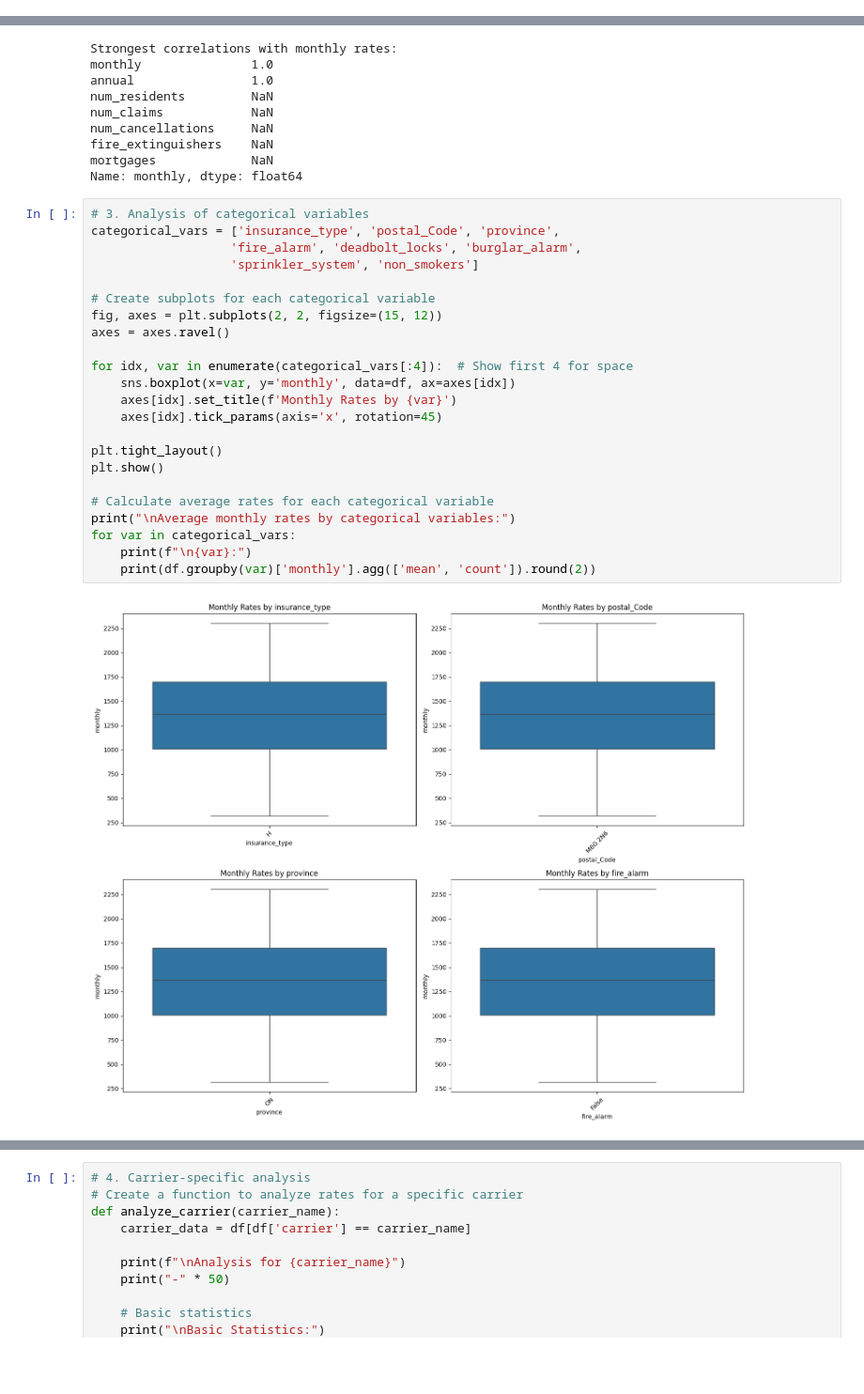
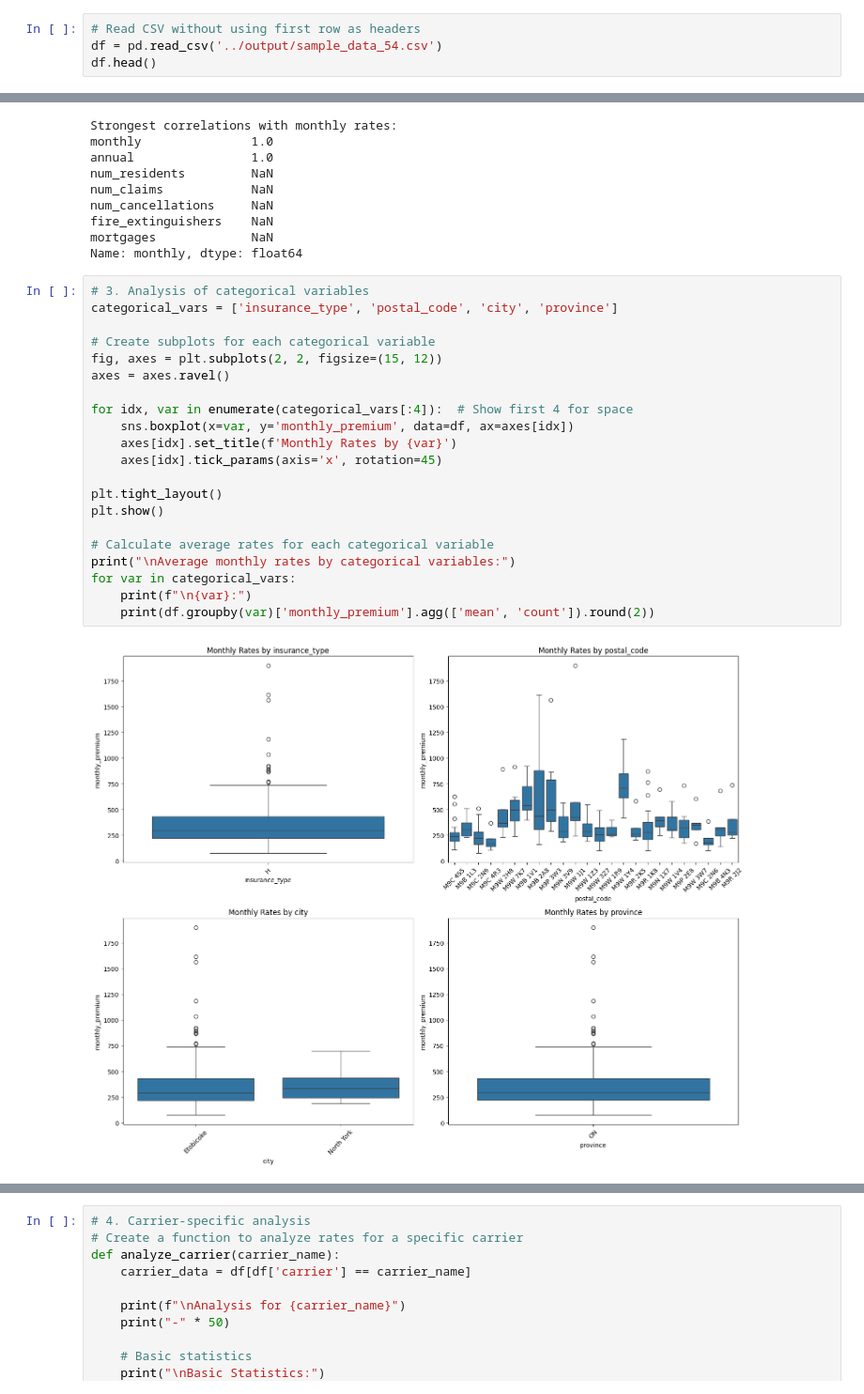
Before and after one commit to senchi-ins/senchi, a Jupyter notebook: experiments/rates/analysis/rate_analysis.ipynb, the cells around one changed output, grey strips where cells are left out. Shown at 94% size. Saved outputs shown, nothing was run; the diff lists cells and outputs as text; blank space fills up the shorter version.

```diff
--- a/experiments/rates/analysis/rate_analysis.ipynb
+++ b/experiments/rates/analysis/rate_analysis.ipynb
@@ -33,0 +10,4 @@ df.head()
+# %%
+# Read CSV without using first row as headers
+df = pd.read_csv('../output/sample_data_54.csv')
+df.head()
@@ -99,29 +141,27 @@ mortgages             NaN
 Name: monthly, dtype: float64
 # %%
 # 3. Analysis of categorical variables
-categorical_vars = ['insurance_type', 'postal_Code', 'province',
-                   'fire_alarm', 'deadbolt_locks', 'burglar_alarm',
-                   'sprinkler_system', 'non_smokers']
+categorical_vars = ['insurance_type', 'postal_code', 'city', 'province']
 
 # Create subplots for each categorical variable
 fig, axes = plt.subplots(2, 2, figsize=(15, 12))
 axes = axes.ravel()
 
 for idx, var in enumerate(categorical_vars[:4]):  # Show first 4 for space
-    sns.boxplot(x=var, y='monthly', data=df, ax=axes[idx])
+    sns.boxplot(x=var, y='monthly_premium', data=df, ax=axes[idx])
     axes[idx].set_title(f'Monthly Rates by {var}')
     axes[idx].tick_params(axis='x', rotation=45)
 
 plt.tight_layout()
 plt.show()
 
 # Calculate average rates for each categorical variable
 print("\nAverage monthly rates by categorical variables:")
 for var in categorical_vars:
     print(f"\n{var}:")
-    print(df.groupby(var)['monthly'].agg(['mean', 'count']).round(2))
+    print(df.groupby(var)['monthly_premium'].agg(['mean', 'count']).round(2))
 # %% [output]
-[figure, old version]
+[figure, new version]
 Average monthly rates by categorical variables:
 
 insurance_type:
```
Also changed, not shown: parts of 8 cells of this notebook, 3 other files.
